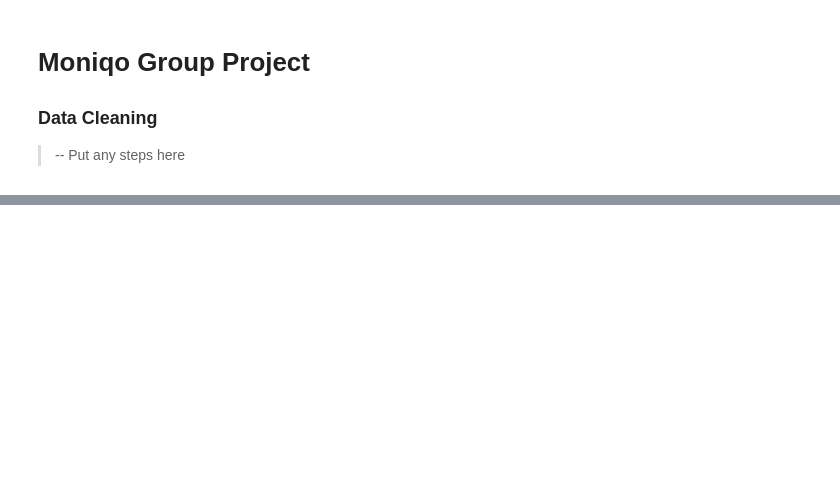
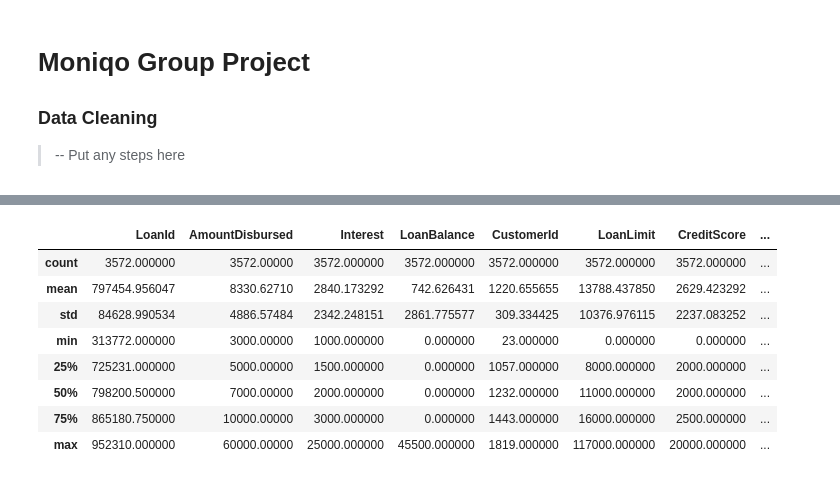
Before and after one commit to jmuhunyu/moniqo_project, a Jupyter notebook: James/project.ipynb, the cells around one changed output, grey strips where cells are left out. Drawn from its saved outputs; the diff is of its cells as text; code cells hidden in the pictures; blank space fills up the shorter version.

```diff
--- a/James/project.ipynb
+++ b/James/project.ipynb
@@ -34,0 +67,13 @@ NameError: name 'df' is not defined
+# %%
+#statistical summary
+df.describe()
+# %% [output]
+|  | LoanId | AmountDisbursed | Interest | LoanBalance | CustomerId | LoanLimit | CreditScore | ... |
+| count | 3572.000000 | 3572.00000 | 3572.000000 | 3572.000000 | 3572.000000 | 3572.000000 | 3572.000000 | ... |
+| mean | 797454.956047 | 8330.62710 | 2840.173292 | 742.626431 | 1220.655655 | 13788.437850 | 2629.423292 | ... |
+| std | 84628.990534 | 4886.57484 | 2342.248151 | 2861.775577 | 309.334425 | 10376.976115 | 2237.083252 | ... |
+| min | 313772.000000 | 3000.00000 | 1000.000000 | 0.000000 | 23.000000 | 0.000000 | 0.000000 | ... |
+| 25% | 725231.000000 | 5000.00000 | 1500.000000 | 0.000000 | 1057.000000 | 8000.000000 | 2000.000000 | ... |
+| 50% | 798200.500000 | 7000.00000 | 2000.000000 | 0.000000 | 1232.000000 | 11000.000000 | 2000.000000 | ... |
+| 75% | 865180.750000 | 10000.00000 | 3000.000000 | 0.000000 | 1443.000000 | 16000.000000 | 2500.000000 | ... |
+| max | 952310.000000 | 60000.00000 | 25000.000000 | 45500.000000 | 1819.000000 | 117000.000000 | 20000.000000 | ... |
```
Also changed, not shown: parts of 12 cells of this notebook.
